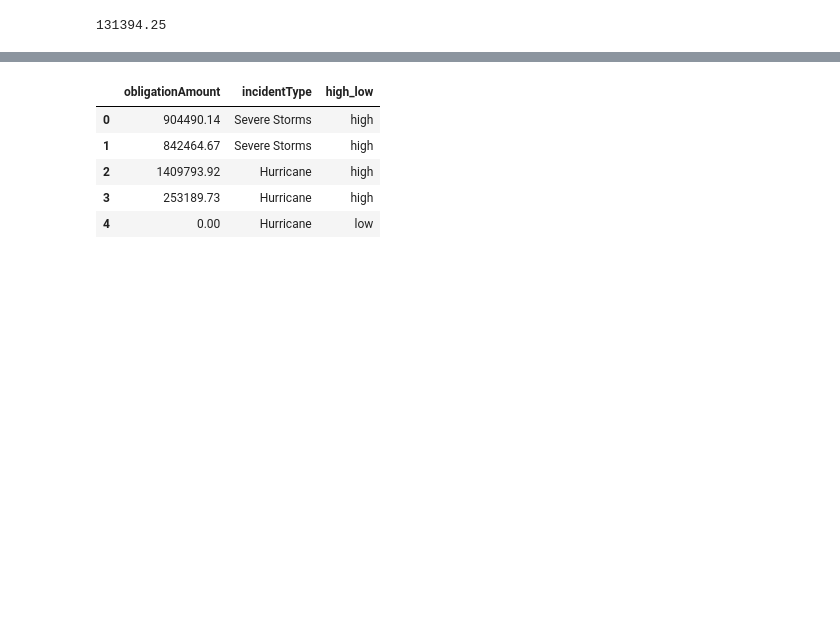
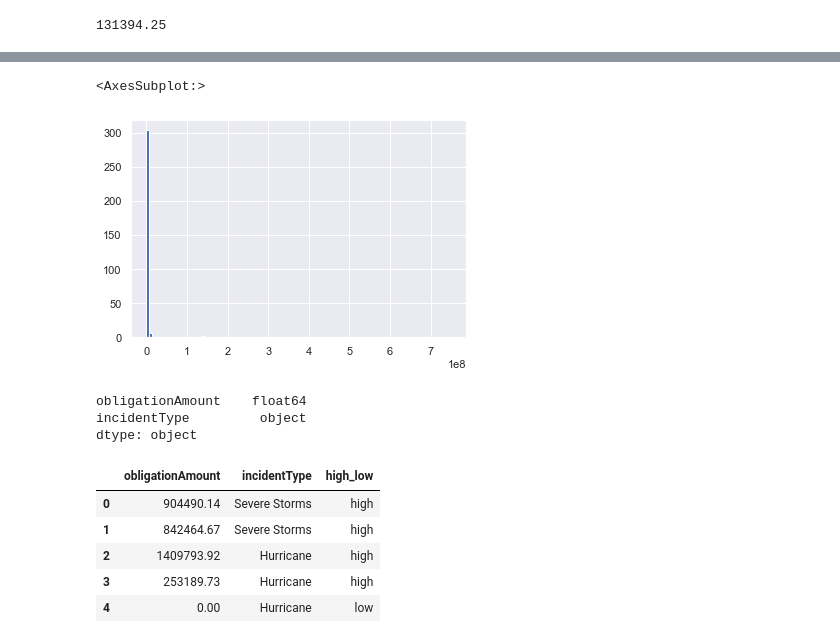
Before and after one commit to spicuzzi2010/Natural-Disaster-Analysis, a Jupyter notebook: ml/cost_logistic_regression.ipynb, the cells around one changed output, grey strips where cells are left out. Cells and saved outputs as stored; diff of their text form; code cells hidden in the pictures; blank space fills up the shorter version.

```diff
--- a/ml/cost_logistic_regression.ipynb
+++ b/ml/cost_logistic_regression.ipynb
@@ -34,3 +48,14 @@ print(median)
+# %%
+incidentCost['obligationAmount'].hist(bins=100)
+# %% [output]
+<AxesSubplot:>
+[figure, added]
+# %%
+incidentCost.dtypes
+# %% [output]
+obligationAmount    float64
+incidentType         object
+dtype: object
 # %%
 incidentCost.loc[incidentCost['obligationAmount'] > median, 'high_low'] = 'high'
 incidentCost.loc[incidentCost['obligationAmount'] < median, 'high_low'] = 'low'
```
Also changed, not shown: parts of 10 cells of this notebook, 4 other files.
